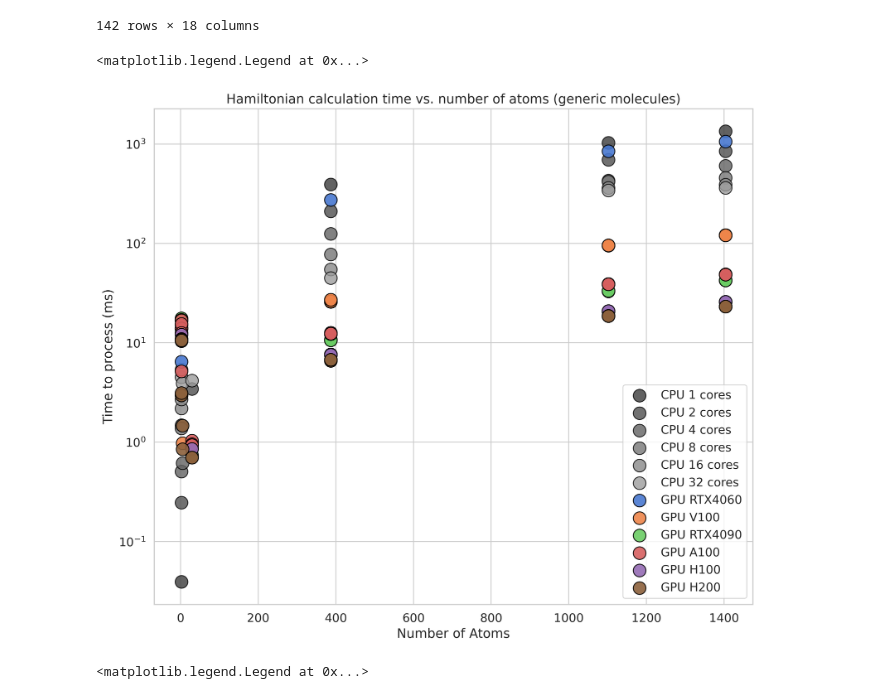
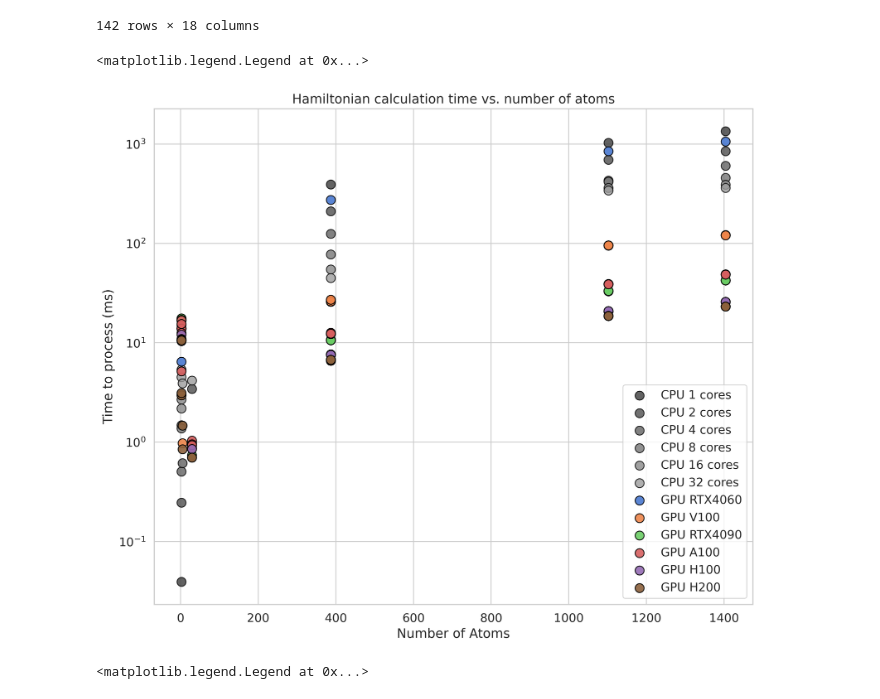
Before and after one commit to tornikeo/tblite, a Jupyter notebook: notes/make_figures.ipynb, the cells around one changed output. Drawn from its saved outputs; the diff is of its cells as text; code cells hidden in the pictures.

```diff
--- a/notes/make_figures.ipynb
+++ b/notes/make_figures.ipynb
@@ -71,37 +71,37 @@ plt.figure(figsize=(12, 10), dpi=300)
 sns.set_style("whitegrid")
 sns.set_palette("dark")
 sns.set_context("notebook", font_scale=1.2)
 
 # Plot CPU data
 df = df.sort_values(by='nat')
 natoms = df['nat']
 cpu_times = df['cpu_time']
 cpu_cores = df['ncpu']
 gpu_times = df['gpu_time']
 gpu_types = df['gpu_type']
 
 cpu_palette = sns.color_palette("gray", n_colors=12)  # 6 shades of gray for 1, 2, 4, 8, 16, 32 cores
 for i, ncpu in enumerate([1, 2, 4, 8, 16, 32]):
   mask = (cpu_cores == ncpu) & (gpu_types == 'h200')
   plt.scatter(natoms[mask], cpu_times[mask],
            label=f'CPU {ncpu} cores',
-           color=cpu_palette[i + 2], alpha=0.8, marker='o', s=200, edgecolor='black')
+           color=cpu_palette[i + 2], alpha=0.8, marker='o', s=100, edgecolor='black')
 
 # gpu_palette = sns.color_palette("Greens", n_colors=6)  # 3 shades of green for rtx4060, rtx4090, h100
 gpu_palette = sns.color_palette("muted", n_colors=12)  # Viridis palette for GPUs
 for i, gpu_type in enumerate(['rtx4060', 'v100', 'rtx4090', 'a100', 'h100', 'h200']):
   mask = (gpu_types == gpu_type)
   color = gpu_palette[i]
-  plt.scatter(natoms[mask], gpu_times[mask], label=f'GPU {gpu_type.upper()}', color=color, alpha=0.9, marker='o', s=200, edgecolor='black')
+  plt.scatter(natoms[mask], gpu_times[mask], label=f'GPU {gpu_type.upper()}', color=color, alpha=0.9, marker='o', s=100, edgecolor='black')
 
 plt.xlabel('Number of Atoms')
 plt.ylabel('Time to process (ms)')
 plt.yscale('log')
-plt.title('Hamiltonian calculation time vs. number of atoms (generic molecules)')
+plt.title('Hamiltonian calculation time vs. number of atoms')
 plt.legend()
 # %% [output]
 <matplotlib.legend.Legend at 0x...>
-[figure, old version]
+[figure, new version]
 # %%
 # First plot, plot 1/cpu_time and 1/gpu_time, over increasing number of atoms `nat` (x-axis).
 # Lines: gray to black CPU, 1, 2, ... 32
```
Also changed, not shown: parts of 1 cell of this notebook.
